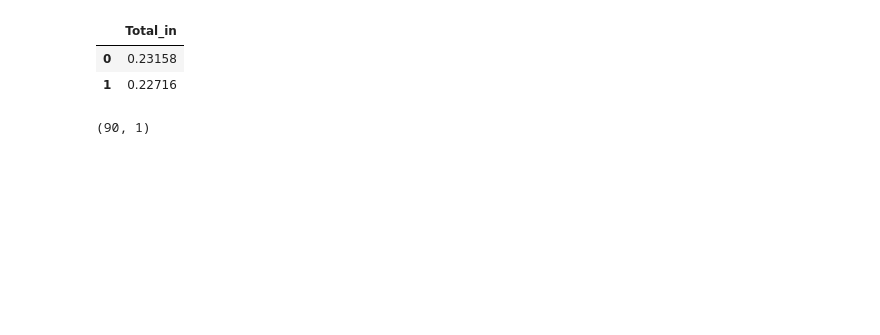
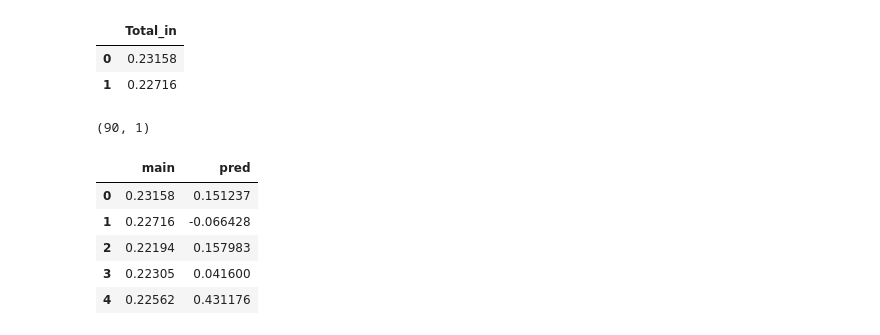
Before and after one commit to homa-abedin/Dams, a Jupyter notebook: dams-teh.ipynb, the cells around one changed output. Drawn from its saved outputs; the diff is of its cells as text; code cells hidden in the pictures; blank space fills up the shorter version.

```diff
--- a/dams-teh.ipynb
+++ b/dams-teh.ipynb
@@ -447,3 +460,12 @@ features_days.shape
+# %%
+k.head()
+# %% [output]
+|  | main | pred |
+| 0 | 0.23158 | 0.151237 |
+| 1 | 0.22716 | -0.066428 |
+| 2 | 0.22194 | 0.157983 |
+| 3 | 0.22305 | 0.041600 |
+| 4 | 0.22562 | 0.431176 |
 # %%
 print (r2_score(features_days, predicted_90_days_original))
 # %% [output]
```
Also changed, not shown: parts of 29 cells of this notebook.
